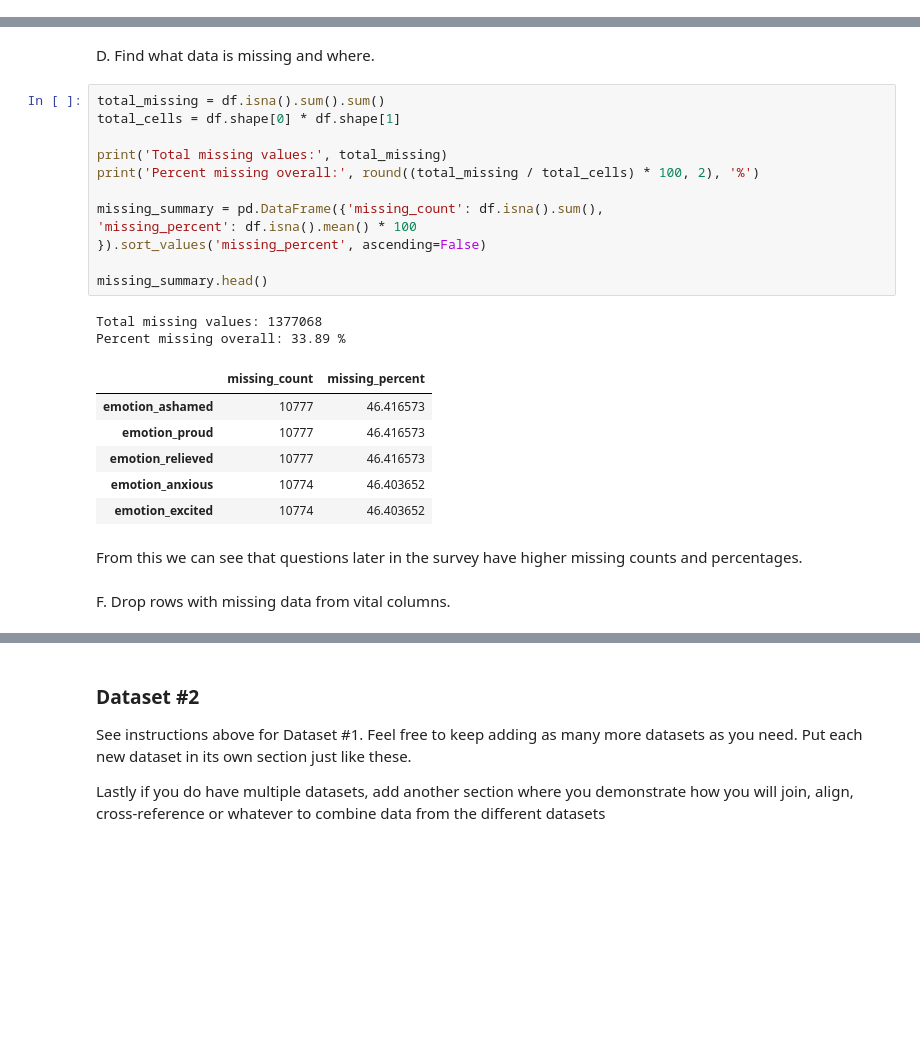
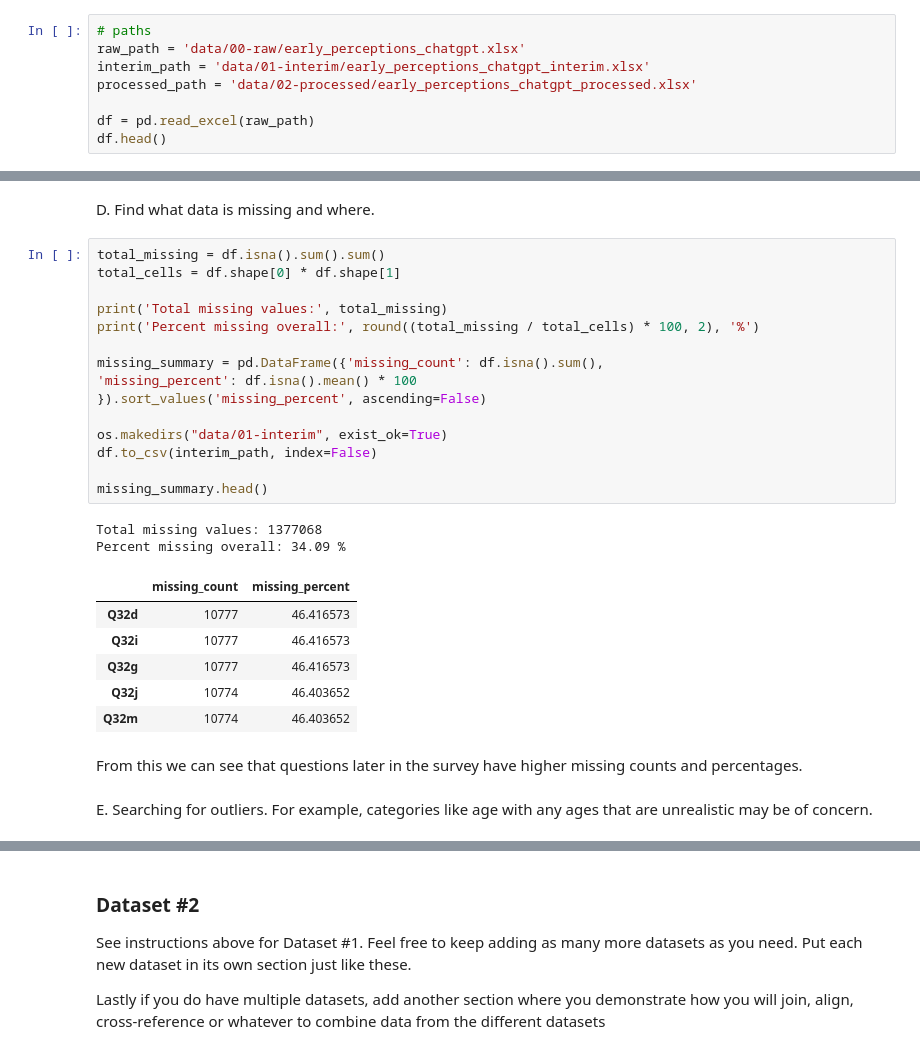
Before and after one commit to miatrn20/Group123_WI26, a Jupyter notebook: 01-DataCheckpoint.ipynb, the cells around one changed output, grey strips where cells are left out. Drawn from its saved outputs; the diff is of its cells as text; blank space fills up the shorter version.

Commit message:
Data Set 1 Wrangling pt 3

```diff
--- a/01-DataCheckpoint.ipynb
+++ b/01-DataCheckpoint.ipynb
@@ -136,0 +127,8 @@ df.head()
+# %%
+# paths
+raw_path = 'data/00-raw/early_perceptions_chatgpt.xlsx'
+interim_path = 'data/01-interim/early_perceptions_chatgpt_interim.xlsx'
+processed_path = 'data/02-processed/early_perceptions_chatgpt_processed.xlsx'
+
+df = pd.read_excel(raw_path)
+df.head()
@@ -375,25 +381,28 @@ D. Find what data is missing and where.
 # %%
 total_missing = df.isna().sum().sum()
 total_cells = df.shape[0] * df.shape[1]
 
 print('Total missing values:', total_missing)
 print('Percent missing overall:', round((total_missing / total_cells) * 100, 2), '%')
 
 missing_summary = pd.DataFrame({'missing_count': df.isna().sum(),
 'missing_percent': df.isna().mean() * 100
 }).sort_values('missing_percent', ascending=False)
 
+os.makedirs("data/01-interim", exist_ok=True)
+df.to_csv(interim_path, index=False)
+
 missing_summary.head()
 # %% [output]
 Total missing values: 1377068
-Percent missing overall: 33.89 %
+Percent missing overall: 34.09 %
 |  | missing_count | missing_percent |
-| emotion_ashamed | 10777 | 46.416573 |
-| emotion_proud | 10777 | 46.416573 |
-| emotion_relieved | 10777 | 46.416573 |
-| emotion_anxious | 10774 | 46.403652 |
-| emotion_excited | 10774 | 46.403652 |
+| Q32d | 10777 | 46.416573 |
+| Q32i | 10777 | 46.416573 |
+| Q32g | 10777 | 46.416573 |
+| Q32j | 10774 | 46.403652 |
+| Q32m | 10774 | 46.403652 |
 # %% [markdown]
 From this we can see that questions later in the survey have higher missing counts and percentages.
-# %% [markdown]
-F. Drop rows with missing data from vital columns.
+# %% [markdown]
+E. Searching for outliers. For example, categories like age with any ages that are unrealistic may be of concern.
```
Also changed, not shown: parts of 9 cells of this notebook, 2 other files.
